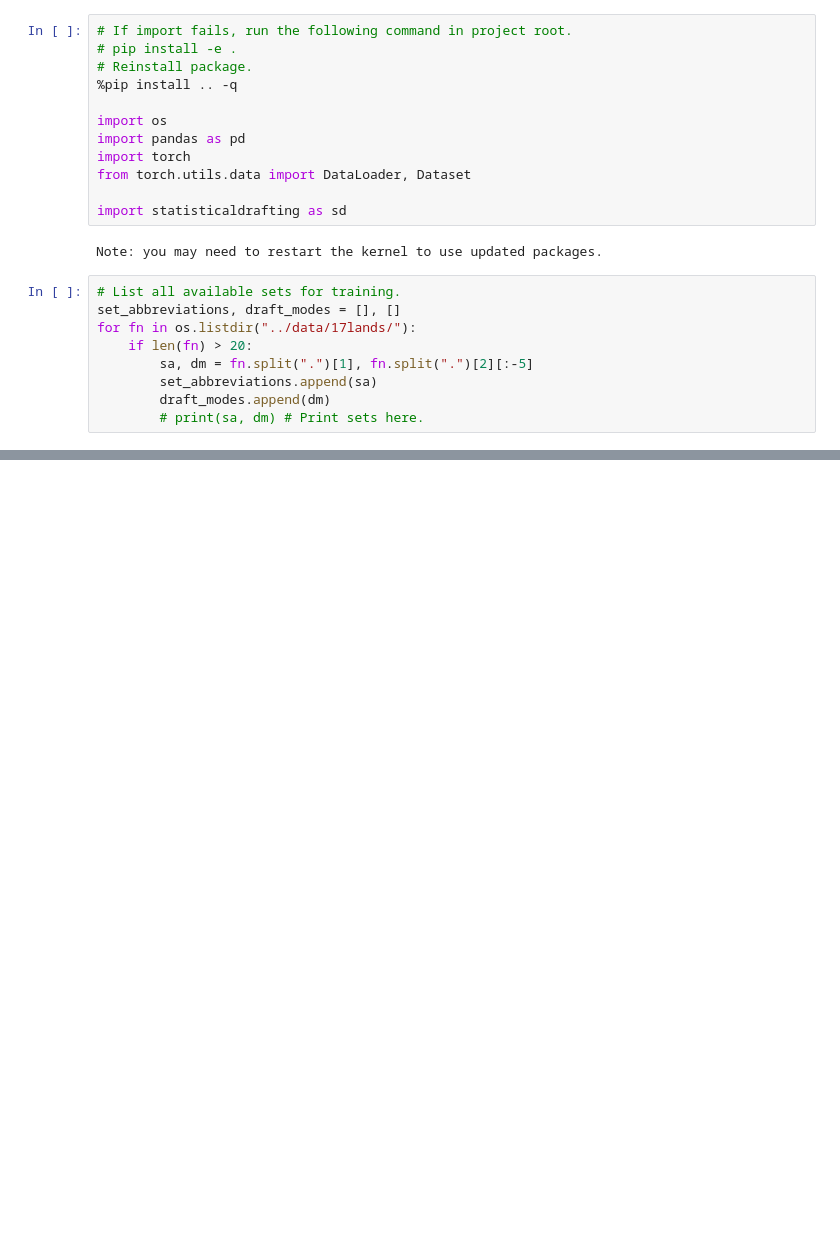
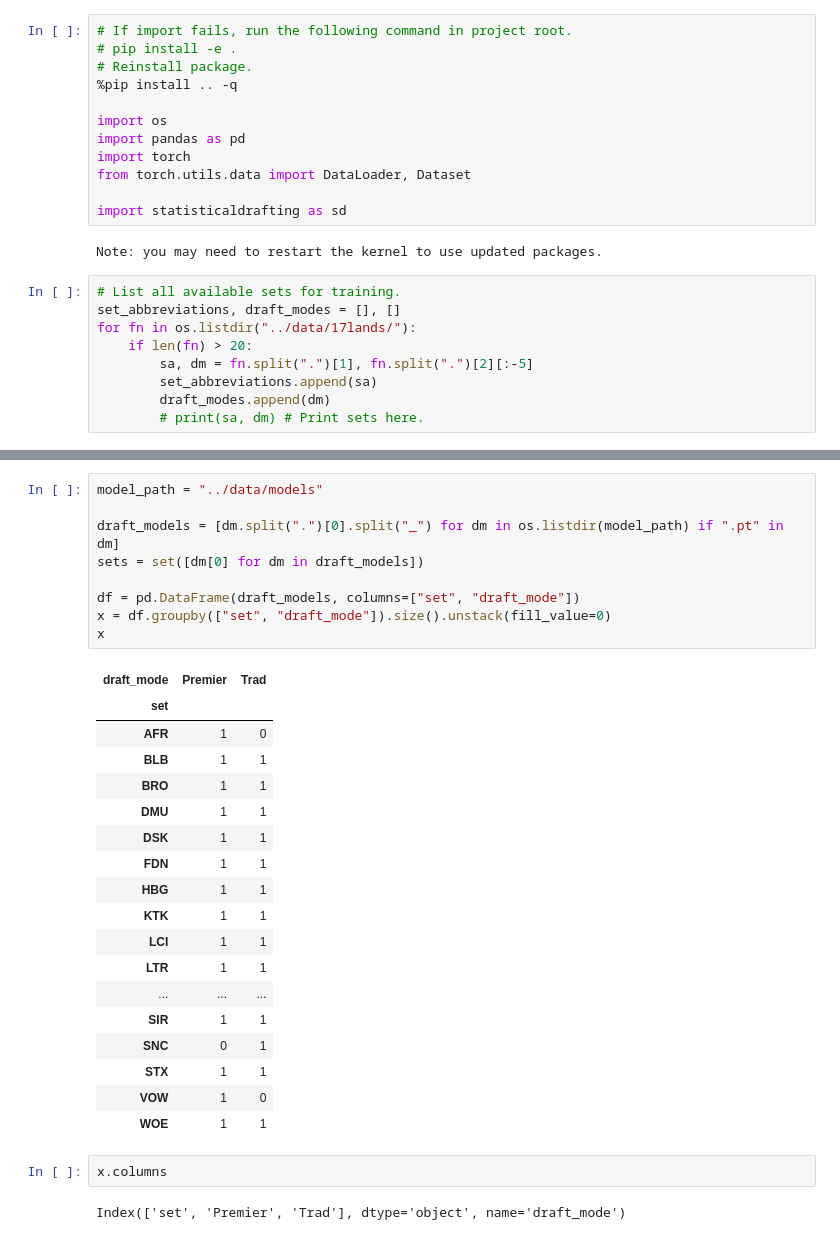
Before and after one commit to milkjeff94/statistical-drafting, a Jupyter notebook: notebooks/train_model.ipynb, the cells around one changed output, grey strips where cells are left out. Cells and saved outputs as stored; diff of their text form; blank space fills up the shorter version.

```diff
--- a/notebooks/train_model.ipynb
+++ b/notebooks/train_model.ipynb
@@ -59,0 +63,32 @@ Starting epoch 17
+# %%
+model_path = "../data/models"
+
+draft_models = [dm.split(".")[0].split("_") for dm in os.listdir(model_path) if ".pt" in dm]
+sets = set([dm[0] for dm in draft_models])
+
+df = pd.DataFrame(draft_models, columns=["set", "draft_mode"])
+x = df.groupby(["set", "draft_mode"]).size().unstack(fill_value=0)
+x
+# %% [output]
+| draft_mode | Premier | Trad |
+| set |  |  |
+| AFR | 1 | 0 |
+| BLB | 1 | 1 |
+| BRO | 1 | 1 |
+| DMU | 1 | 1 |
+| DSK | 1 | 1 |
+| FDN | 1 | 1 |
+| HBG | 1 | 1 |
+| KTK | 1 | 1 |
+| LCI | 1 | 1 |
+| LTR | 1 | 1 |
+| ... | ... | ... |
+| SIR | 1 | 1 |
+| SNC | 0 | 1 |
+| STX | 1 | 1 |
+| VOW | 1 | 0 |
+| WOE | 1 | 1 |
+# %%
+x.columns
+# %% [output]
+Index(['set', 'Premier', 'Trad'], dtype='object', name='draft_mode')
```
Also changed, not shown: parts of 4 cells of this notebook, 3 other files.
